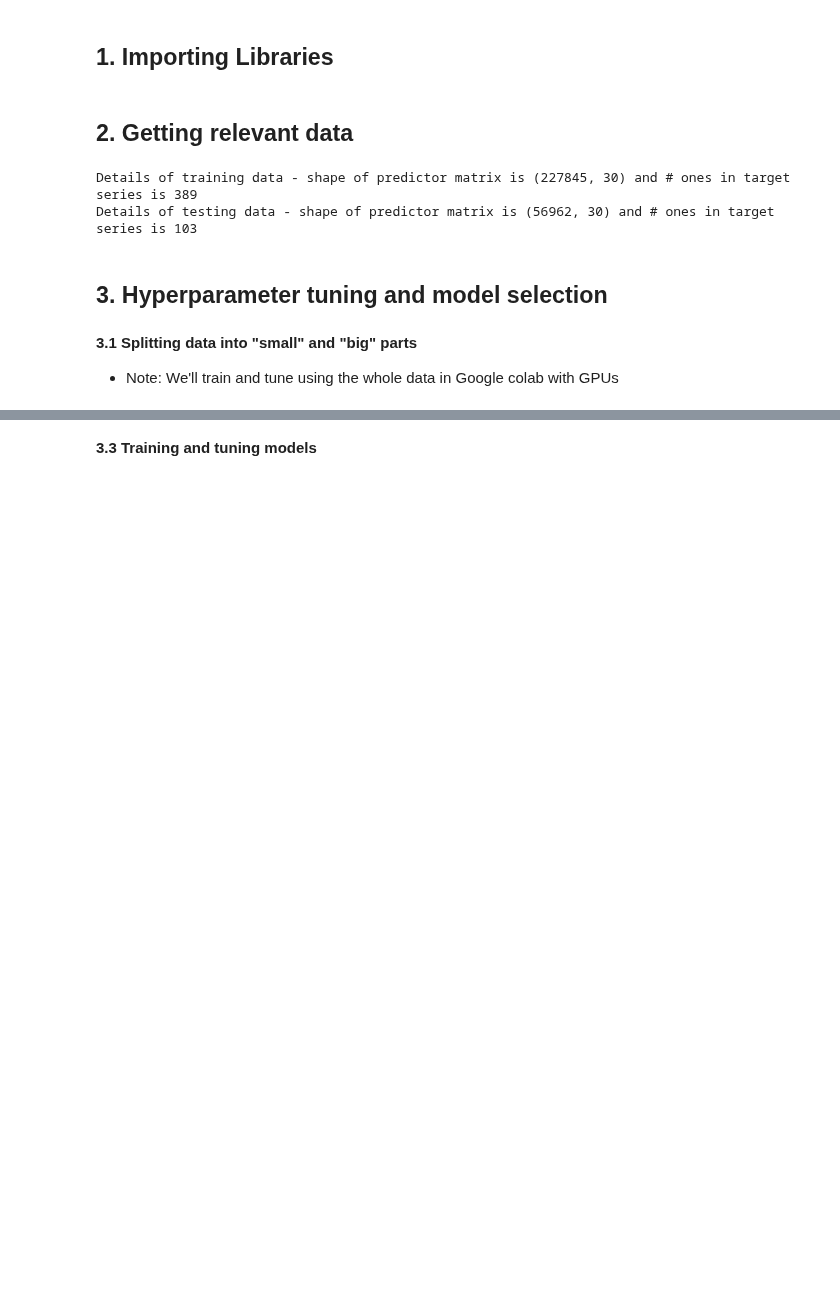
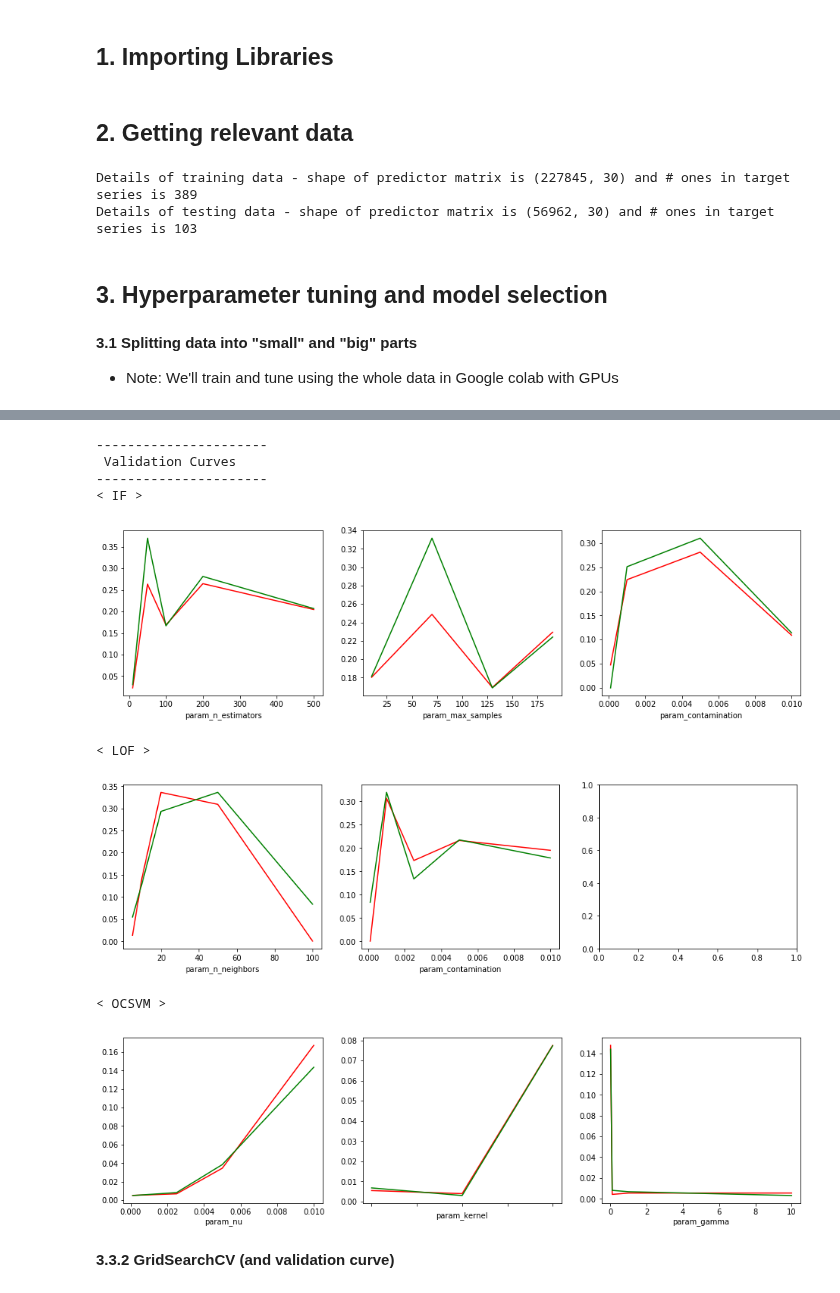
Before and after one commit to SwapnilSParkhe/Machine-Learning, a Jupyter notebook: Projects/Credit Card Fraud Detection/2b. Hyper-parameter Tuning and Model Selection.ipynb, the cells around one changed output, grey strips where cells are left out. Saved outputs shown, nothing was run; the diff lists cells and outputs as text; code cells hidden in the pictures; blank space fills up the shorter version.

Commit message:
RamdomizedsearchCV and validation curves

```diff
--- a/Projects/Credit Card Fraud Detection/2b. Hyper-parameter Tuning and Model Selection.ipynb
+++ b/Projects/Credit Card Fraud Detection/2b. Hyper-parameter Tuning and Model Selection.ipynb
@@ -82,0 +102,17 @@ X_test_big, X_test_small, y_test_big, y_test_small = train_test_split(X_test, y_
+# %%
+#Creating a dictionary of models' hyperparameters for RSCV
+model_hp_dist_rscv={
+    "IF": {"contamination": stats.uniform(0.00001, 0.1) , "max_samples": stats.randint(10,1000), "n_estimators": stats.randint(2,1000),
+    "LOF": {"contamination": stats.uniform(0.00001, 0.1), "n_neighbors": stats.randint(2,500)},
+    "OCSVM": {"nu": stats.uniform(0.00001, 0.1), "kernel": ["linear", "rbf", "poly"], "gamma": stats.expon(scale=.1)}}}
+
+results_rscv=[]
+for model_name in models.keys():
+    print("-----Running RandomizedSearchCV for {M}-----".format(M=model_name))
+    model=models[model_name]
+    hp=model_hp_grid_gscv[model_name]
+    RSCV=RandomizedSearchCV(model, hp, cv=3, n_iter=10, random_state=seed, scoring=my_f1_score, n_jobs=-1, verbose=10)
+    %time RSCV.fit(X_train_small, y_train_small)
+    results_rscv.append([model_name, RSCV.best_params_, RSCV.best_score_, RSCV.cv_results_])
+
+results_rscv_df=pd.DataFrame(results_rscv, columns=["model_name", "best_hp", "best_score", "CV_results"])
@@ -83 +153,28 @@ X_test_big, X_test_small, y_test_big, y_test_small = train_test_split(X_test, y_
+# %%
+#Plotting validation curves:
+results_model_df_dict={}
+print("----------------------\n Validation Curves \n----------------------", )
+for model_name in models.keys():
+    print("<", model_name, ">")
+    results_model_df = pd.DataFrame(results_rscv_df[results_rscv_df["model_name"]==model_name]['CV_results'].values[0])
+    hp_cols_model = [col for col in results_model_df.columns if ("param_" in col)]
+
+    fig, axs = plt.subplots(1,3, figsize=(16,4))
+    axs=axs.flatten()
+    for i, hp_col in enumerate(hp_cols_model):
+        results_model_df.groupby(hp_col)["mean_train_score"].mean().plot(ax=axs[i], color='red')
+        results_model_df.groupby(hp_col)["mean_test_score"].mean().plot(ax=axs[i], color='green')
+    plt.show()
+# %% [output]
+----------------------
+ Validation Curves
+----------------------
+< IF >
+[figure, added]
+< LOF >
+[figure, added]
+< OCSVM >
+[figure, added]
+# %% [markdown]
+**3.3.2 GridSearchCV (and validation curve)**
 # %%
@@ -97,2 +184,0 @@ def my_f1_score(model, X, y):
-# %% [markdown]
-**3.3 Training and tuning models**
```
Also changed, not shown: parts of 10 cells of this notebook.
